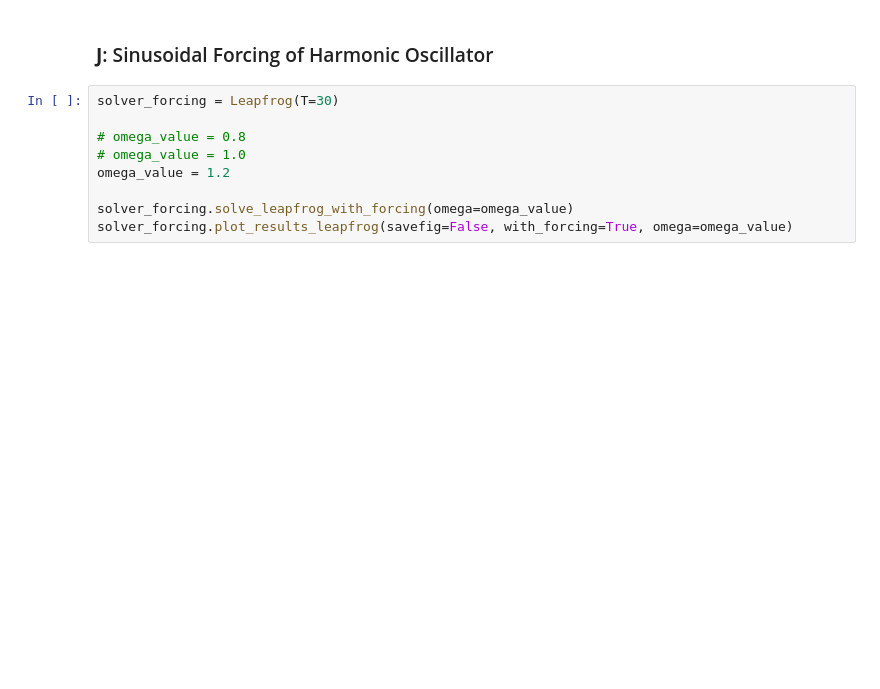
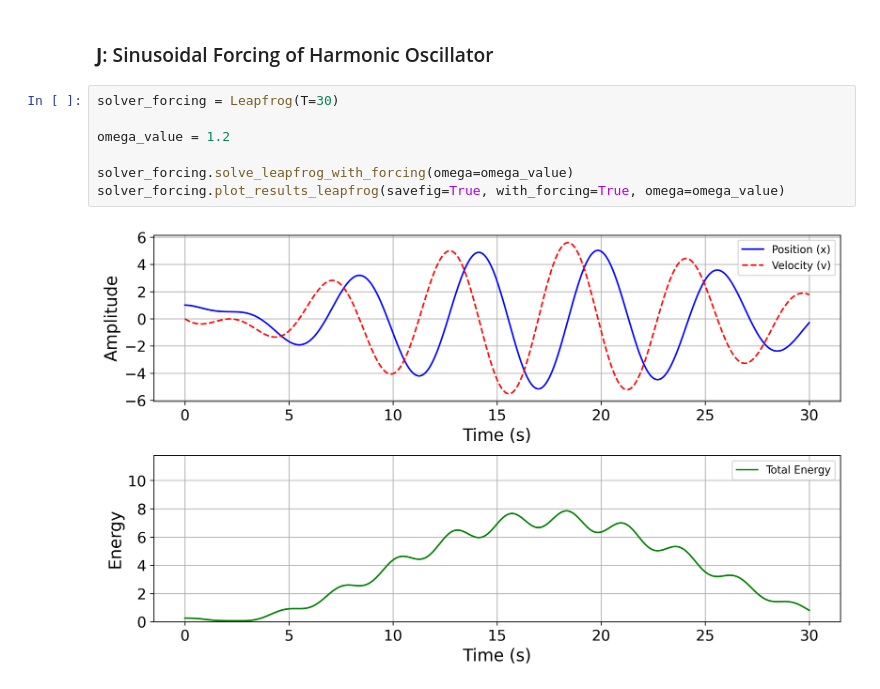
Before and after one commit to shaniasinha/sc-set3, a Jupyter notebook: set3.ipynb, the cells around one changed output. Saved outputs shown, nothing was run; the diff lists cells and outputs as text; blank space fills up the shorter version.

```diff
--- a/set3.ipynb
+++ b/set3.ipynb
@@ -191,10 +248,10 @@ solver_compare.plot_compare_methods(savefig=True)
 # %%
 solver_forcing = Leapfrog(T=30)
 
-# omega_value = 0.8
-# omega_value = 1.0
 omega_value = 1.2
 
 solver_forcing.solve_leapfrog_with_forcing(omega=omega_value)
-solver_forcing.plot_results_leapfrog(savefig=False, with_forcing=True, omega=omega_value)
+solver_forcing.plot_results_leapfrog(savefig=True, with_forcing=True, omega=omega_value)
+# %% [output]
+[figure, added]
 # %%
```
Also changed, not shown: parts of 10 cells of this notebook.
